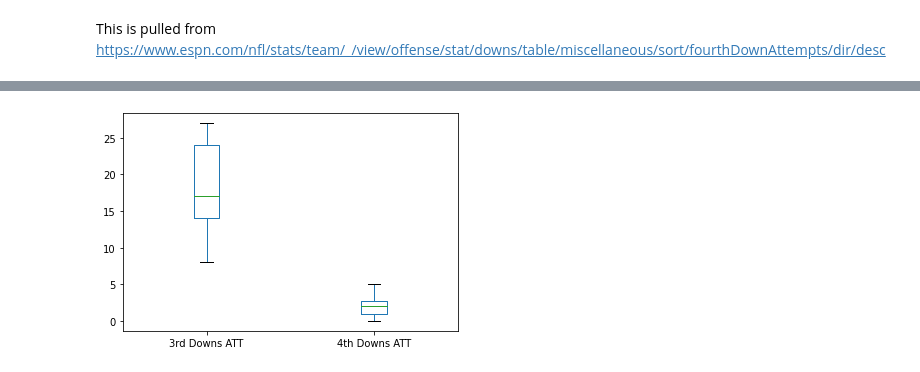
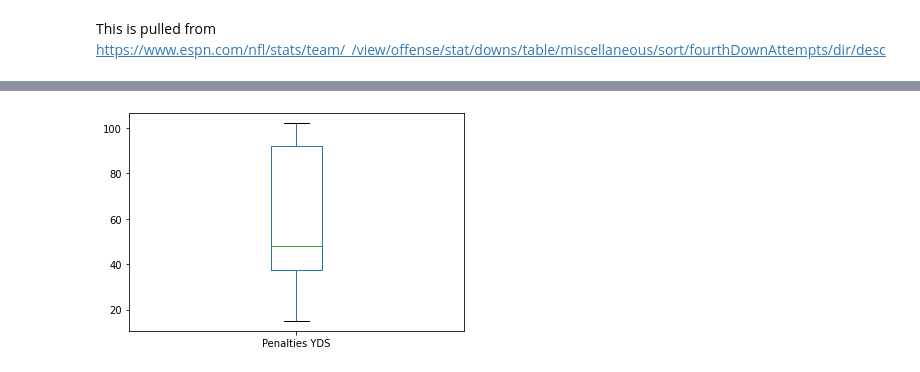
Before and after one commit to SavantLogics/SavantLogics, a Jupyter notebook: Postseason_Third_down_Conversions.ipynb, the cells around one changed output, grey strips where cells are left out. Saved outputs shown, nothing was run; the diff lists cells and outputs as text; code cells hidden in the pictures.

```diff
--- a/Postseason_Third_down_Conversions.ipynb
+++ b/Postseason_Third_down_Conversions.ipynb
@@ -49,7 +47,7 @@ plt.show()
 # %%
-# Show and compare 3rd down and 4th down attempts
+# Show and penalties in yards as boxplot
 
-df_nfl.boxplot(grid=False, column=["3rd Downs ATT", "4th Downs ATT"])
+df_nfl.boxplot(grid=False, column= "Penalties YDS")
 plt.show()
 # %% [output]
-[figure, old version]
+[figure, new version]
```
Also changed, not shown: parts of 5 cells of this notebook.
